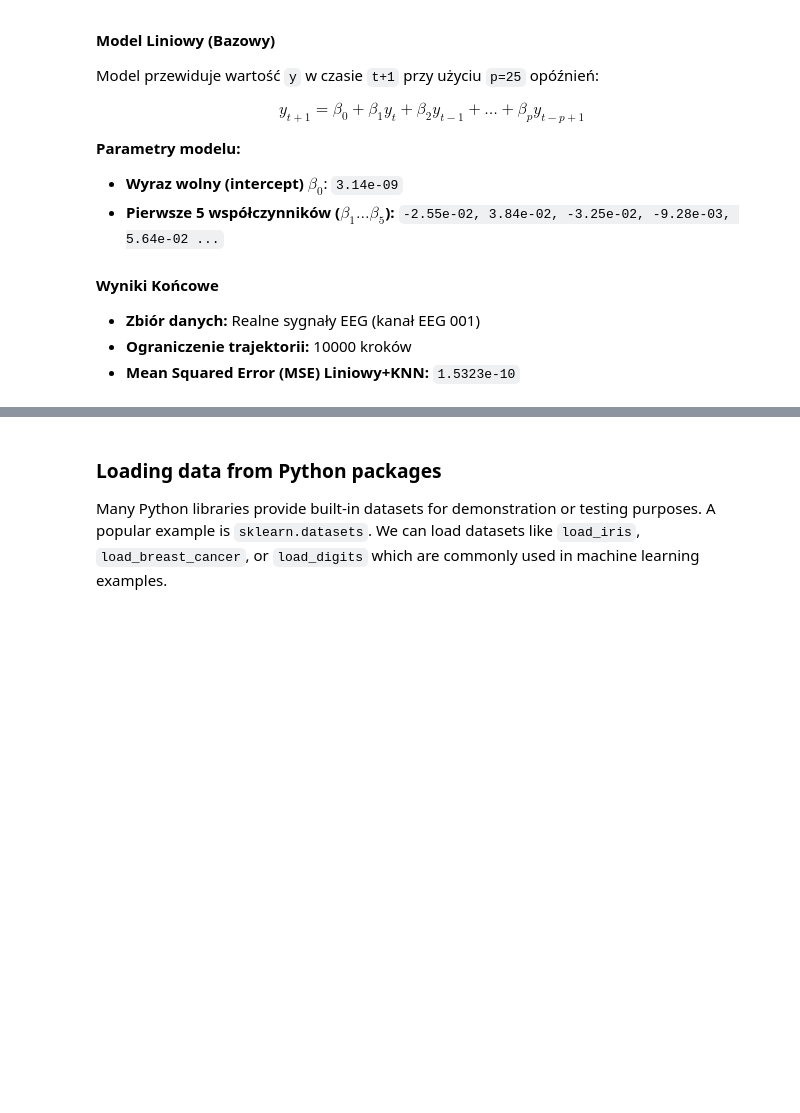
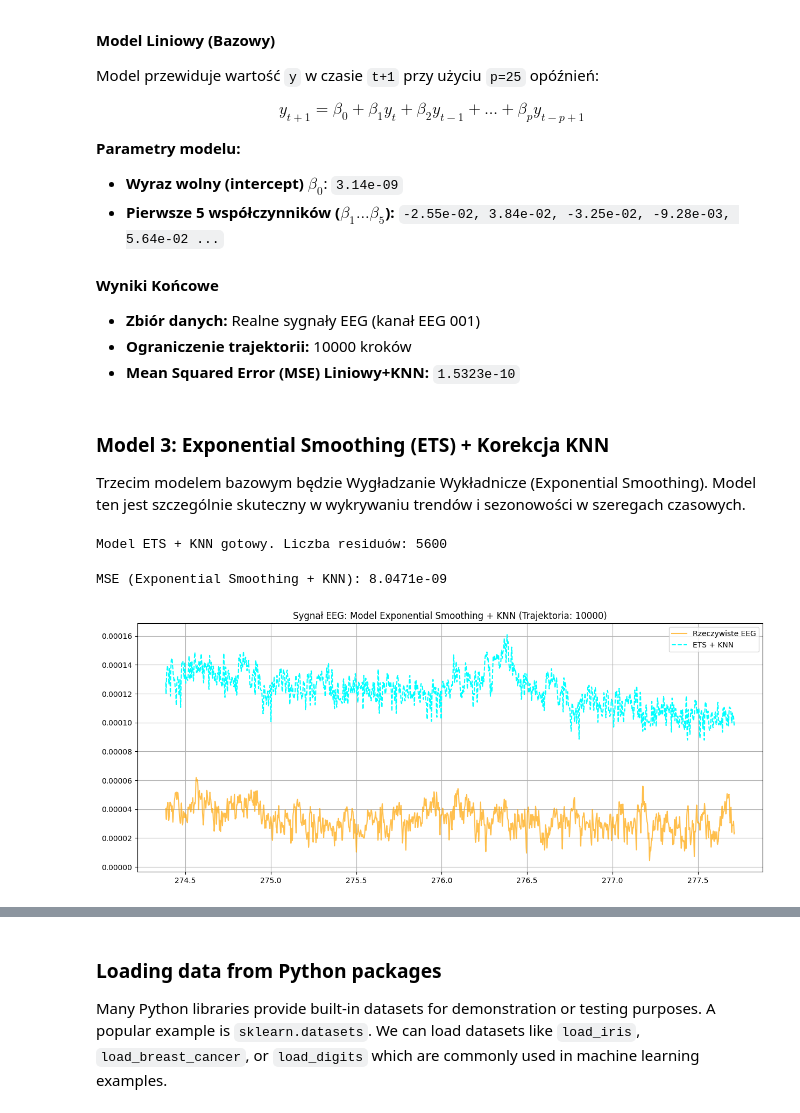
Before and after one commit to piwmat/test, a Jupyter notebook: Untitled1.ipynb, the cells around one changed output, grey strips where cells are left out. Drawn from its saved outputs; the diff is of its cells as text; code cells hidden in the pictures; blank space fills up the shorter version.

```diff
--- a/Untitled1.ipynb
+++ b/Untitled1.ipynb
@@ -440,3 +440,58 @@ $$y_{t+1} = \beta_0 + \beta_1 y_t + \beta_2 y_{t-1} + \dots + \beta_p y_{t-p+1}$
 - **Zbiór danych:** Realne sygnały EEG (kanał EEG 001)
 - **Ograniczenie trajektorii:** 10000 kroków
 - **Mean Squared Error (MSE) Liniowy+KNN:** `1.5323e-10`
+# %% [markdown]
+### Model 3: Exponential Smoothing (ETS) + Korekcja KNN
+
+Trzecim modelem bazowym będzie Wygładzanie Wykładnicze (Exponential Smoothing). Model ten jest szczególnie skuteczny w wykrywaniu trendów i sezonowości w szeregach czasowych.
+# %%
+from statsmodels.tsa.holtwinters import ExponentialSmoothing
+
+# 1. Dopasowanie modelu Exponential Smoothing (ETS)
+# Wykorzystujemy 30% danych treningowych jako bazę, podobnie jak w ARIMA
+model_ets = ExponentialSmoothing(dane_treningowe_base, seasonal_periods=None, trend='add', seasonal=None)
+model_ets_fit = model_ets.fit()
+
+# 2. Obliczanie residuów na pozostałych 70% danych treningowych
+prognozy_ets_walidacja = model_ets_fit.predict(start=len(dane_treningowe_base), end=len(dane_treningowe)-1)
+residua_ets = dane_walidacyjne_base - prognozy_ets_walidacja
+
+# 3. Time Delay Embedding dla residuów ETS
+X_embedded_ets = create_time_delay_embedding(residua_ets, delay=1, dimension=25)
+
+# 4. Trenowanie KNN na residuach ETS
+X_knn_ets = X_embedded_ets[:-1]
+y_knn_ets = X_embedded_ets[1:] - X_embedded_ets[:-1]
+knn_model_ets = KNeighborsRegressor(n_neighbors=1).fit(X_knn_ets, y_knn_ets)
+
+print(f"Model ETS + KNN gotowy. Liczba residuów: {len(residua_ets)}")
+# %% [output]
+Model ETS + KNN gotowy. Liczba residuów: 5600
+# %%
+# 5. Predykcja na zbiorze testowym
+ets_forecast_test = model_ets_fit.forecast(len(dane_testowe))
+
+predicted_residuals_knn_ets = []
+current_state_ets = X_embedded_ets[-1].copy()
+
+for i in range(len(dane_testowe)):
+    delta_ets = knn_model_ets.predict(current_state_ets.reshape(1, -1))[0]
+    current_state_ets = current_state_ets + delta_ets
+    predicted_residuals_knn_ets.append(current_state_ets[0])
+
+final_predictions_combined_ets = ets_forecast_test + np.array(predicted_residuals_knn_ets)
+mse_combined_ets = mean_squared_error(dane_testowe, final_predictions_combined_ets)
+
+print(f"MSE (Exponential Smoothing + KNN): {mse_combined_ets:.4e}")
+
+# 6. Wizualizacja wyników
+plt.figure(figsize=(15, 6))
+plt.plot(os_czasu_test, dane_testowe, label='Rzeczywiste EEG', color='orange', alpha=0.7)
+plt.plot(os_czasu_test, final_predictions_combined_ets, label='ETS + KNN', color='cyan', linestyle='--')
+plt.title(f'Sygnał EEG: Model Exponential Smoothing + KNN (Trajektoria: {max_trajectory_length})')
+plt.legend()
+plt.grid(True)
+plt.show()
+# %% [output]
+MSE (Exponential Smoothing + KNN): 8.0471e-09
+[figure, added]
```
Also changed, not shown: parts of 9 cells of this notebook.
